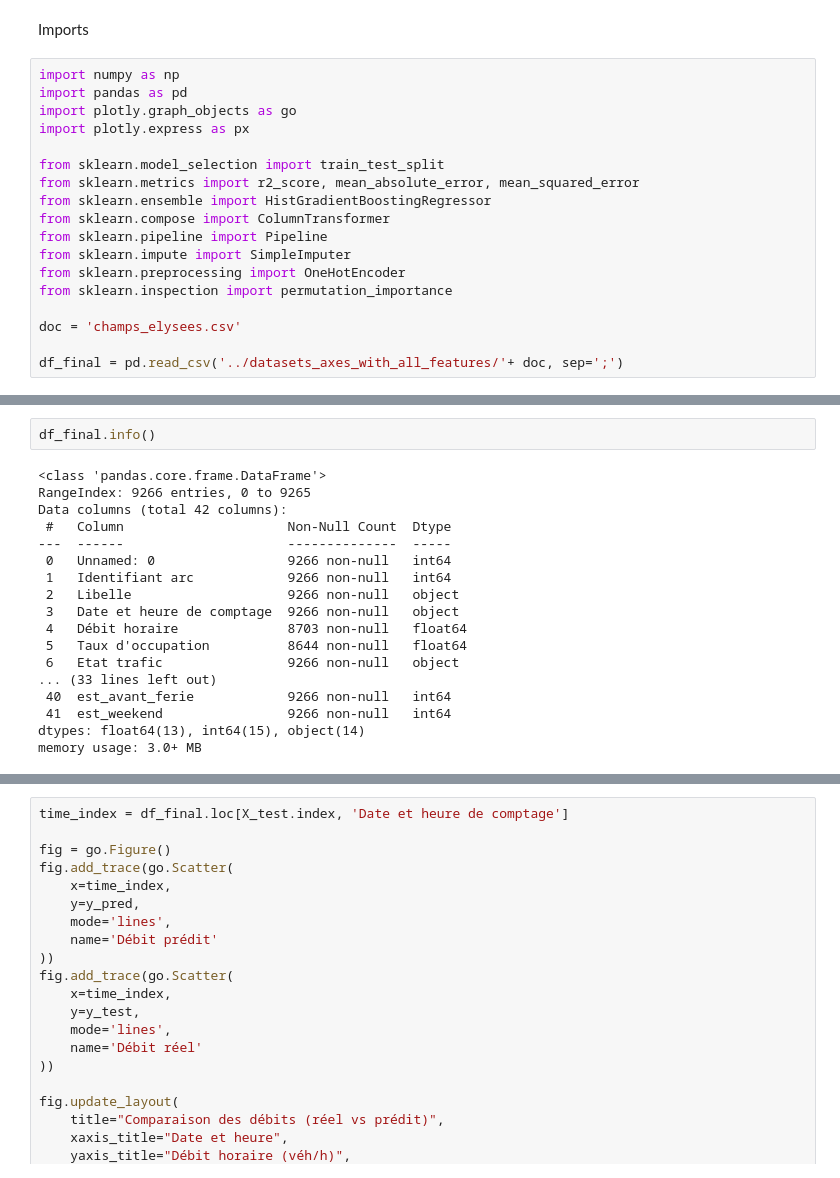
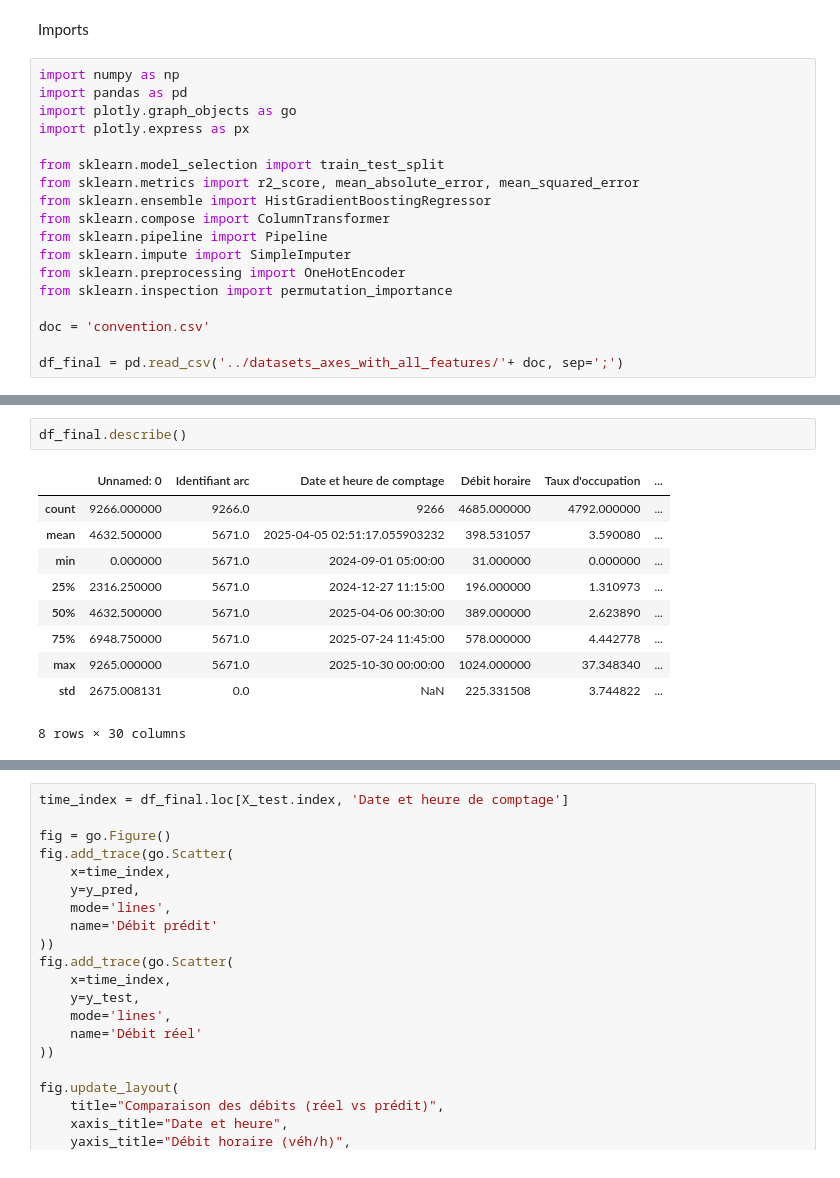
Before and after one commit to fracoo/trafic_prediction, a Jupyter notebook: version_propre/modeles/convention.ipynb, the cells around one changed output, grey strips where cells are left out. Saved outputs shown, nothing was run; the diff lists cells and outputs as text.

```diff
--- a/version_propre/modeles/convention.ipynb
+++ b/version_propre/modeles/convention.ipynb
@@ -19,6 +19,6 @@ from sklearn.impute import SimpleImputer
 from sklearn.preprocessing import OneHotEncoder
 from sklearn.inspection import permutation_importance
 
-doc = 'champs_elysees.csv'
+doc = 'convention.csv'
 
 df_final = pd.read_csv('../datasets_axes_with_all_features/'+ doc, sep=';')
@@ -25,23 +45,16 @@ df_final = pd.read_csv('../datasets_axes_with_all_features/'+ doc, sep=';')
 # %%
-df_final.info()
+df_final.describe()
 # %% [output]
+|  | Unnamed: 0 | Identifiant arc | Date et heure de comptage | Débit horaire | Taux d'occupation | ... |
+| count | 9266.000000 | 9266.0 | 9266 | 4685.000000 | 4792.000000 | ... |
+| mean | 4632.500000 | 5671.0 | 2025-04-05 02:51:17.055903232 | 398.531057 | 3.590080 | ... |
+| min | 0.000000 | 5671.0 | 2024-09-01 05:00:00 | 31.000000 | 0.000000 | ... |
+| 25% | 2316.250000 | 5671.0 | 2024-12-27 11:15:00 | 196.000000 | 1.310973 | ... |
+| 50% | 4632.500000 | 5671.0 | 2025-04-06 00:30:00 | 389.000000 | 2.623890 | ... |
+| 75% | 6948.750000 | 5671.0 | 2025-07-24 11:45:00 | 578.000000 | 4.442778 | ... |
+| max | 9265.000000 | 5671.0 | 2025-10-30 00:00:00 | 1024.000000 | 37.348340 | ... |
+| std | 2675.008131 | 0.0 | NaN | 225.331508 | 3.744822 | ... |
-<class 'pandas.core.frame.DataFrame'>
-RangeIndex: 9266 entries, 0 to 9265
-Data columns (total 42 columns):
- #   Column                     Non-Null Count  Dtype
----  ------                     --------------  -----
- 0   Unnamed: 0                 9266 non-null   int64
- 1   Identifiant arc            9266 non-null   int64
- 2   Libelle                    9266 non-null   object
- 3   Date et heure de comptage  9266 non-null   object
- 4   Débit horaire              8703 non-null   float64
- 5   Taux d'occupation          8644 non-null   float64
- 6   Etat trafic                9266 non-null   object
-... (33 lines left out)
- 40  est_avant_ferie            9266 non-null   int64
- 41  est_weekend                9266 non-null   int64
-dtypes: float64(13), int64(15), object(14)
-memory usage: 3.0+ MB
+8 rows × 30 columns
 # %%
 df_final = df_final.copy()
 df_final['Date et heure de comptage'] = pd.to_datetime(df_final['Date et heure de comptage'], errors='coerce')
```
Also changed, not shown: parts of 4 cells of this notebook, 10 other files.
